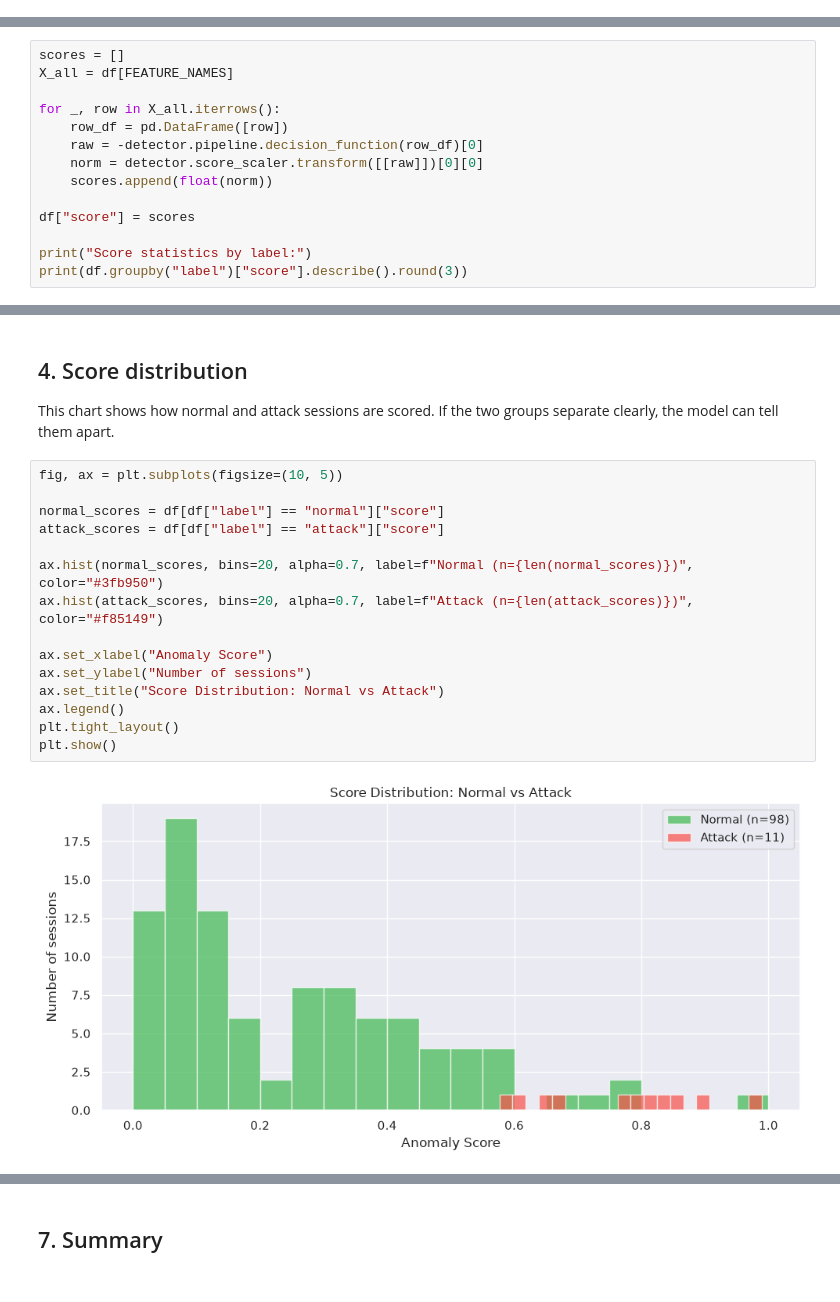
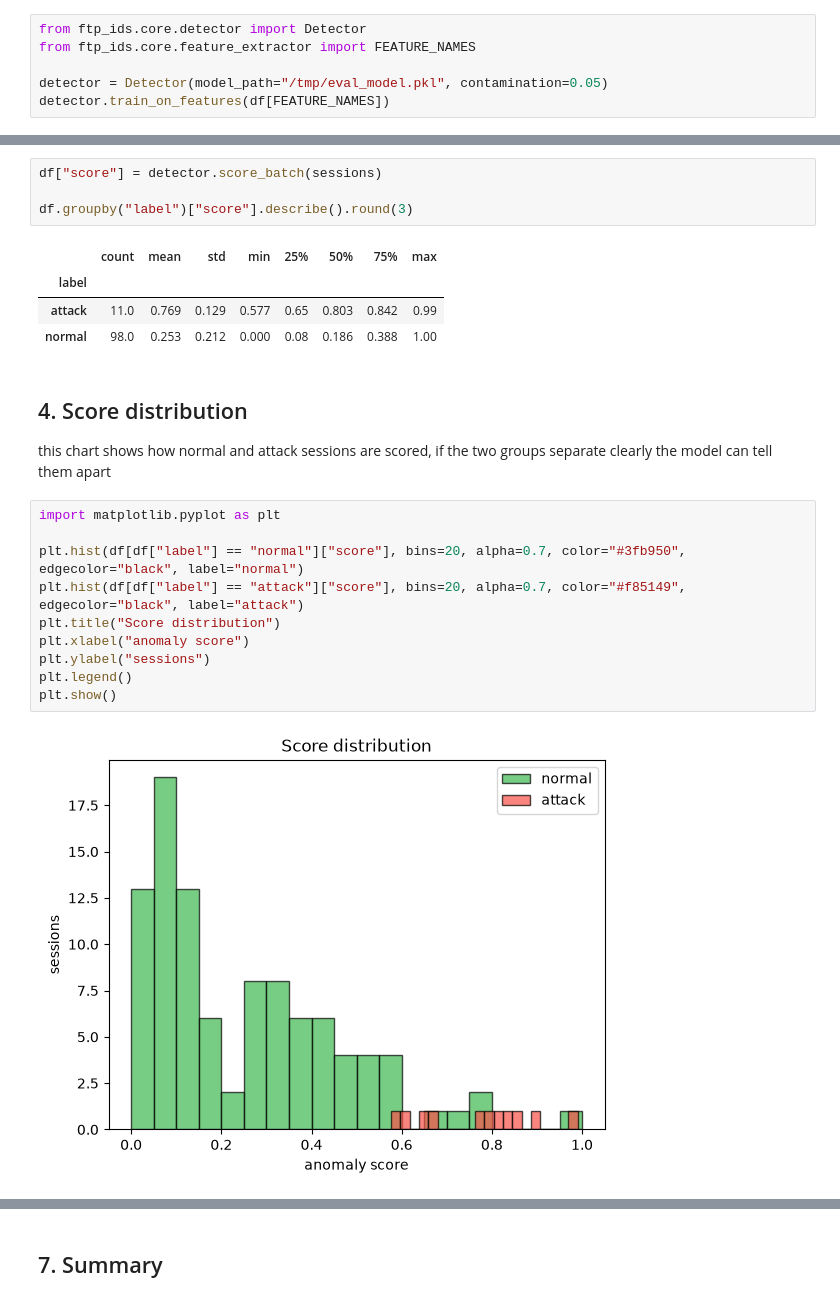
Before and after one commit to AmraniCh/ftp-ids-ml, a Jupyter notebook: notebooks/evaluation.ipynb, the cells around one changed output, grey strips where cells are left out. Cells and saved outputs as stored; diff of their text form.

```diff
--- a/notebooks/evaluation.ipynb
+++ b/notebooks/evaluation.ipynb
@@ -89,0 +37,6 @@ Model retrained and saved to /tmp/eval_model.pkl
+# %%
+from ftp_ids.core.detector import Detector
+from ftp_ids.core.feature_extractor import FEATURE_NAMES
+
+detector = Detector(model_path="/tmp/eval_model.pkl", contamination=0.05)
+detector.train_on_features(df[FEATURE_NAMES])
@@ -95,14 +48,0 @@ session looks normal. A high score means it looks suspicious.
-# %%
-scores = []
-X_all = df[FEATURE_NAMES]
-
-for _, row in X_all.iterrows():
-    row_df = pd.DataFrame([row])
-    raw = -detector.pipeline.decision_function(row_df)[0]
-    norm = detector.score_scaler.transform([[raw]])[0][0]
-    scores.append(float(norm))
-
-df["score"] = scores
-
-print("Score statistics by label:")
-print(df.groupby("label")["score"].describe().round(3))
@@ -115,25 +49,28 @@ normal   98.0  0.253  0.212  0.000  0.08  0.186  0.388  1.00
+# %%
+df["score"] = detector.score_batch(sessions)
+
+df.groupby("label")["score"].describe().round(3)
+# %% [output]
+|  | count | mean | std | min | 25% | 50% | 75% | max |
+| label |  |  |  |  |  |  |  |  |
+| attack | 11.0 | 0.769 | 0.129 | 0.577 | 0.65 | 0.803 | 0.842 | 0.99 |
+| normal | 98.0 | 0.253 | 0.212 | 0.000 | 0.08 | 0.186 | 0.388 | 1.00 |
 # %% [markdown]
 ## 4. Score distribution
 
-This chart shows how normal and attack sessions are scored. If the
-two groups separate clearly, the model can tell them apart.
+this chart shows how normal and attack sessions are scored, if the two groups separate clearly the model can tell them apart
-# %%
-fig, ax = plt.subplots(figsize=(10, 5))
-
-normal_scores = df[df["label"] == "normal"]["score"]
-attack_scores = df[df["label"] == "attack"]["score"]
-
-ax.hist(normal_scores, bins=20, alpha=0.7, label=f"Normal (n={len(normal_scores)})", color="#3fb950")
-ax.hist(attack_scores, bins=20, alpha=0.7, label=f"Attack (n={len(attack_scores)})", color="#f85149")
-
-ax.set_xlabel("Anomaly Score")
-ax.set_ylabel("Number of sessions")
-ax.set_title("Score Distribution: Normal vs Attack")
-ax.legend()
-plt.tight_layout()
-plt.show()
-# %% [output]
-[figure, removed]
+# %%
+import matplotlib.pyplot as plt
+
+plt.hist(df[df["label"] == "normal"]["score"], bins=20, alpha=0.7, color="#3fb950", edgecolor="black", label="normal")
+plt.hist(df[df["label"] == "attack"]["score"], bins=20, alpha=0.7, color="#f85149", edgecolor="black", label="attack")
+plt.title("Score distribution")
+plt.xlabel("anomaly score")
+plt.ylabel("sessions")
+plt.legend()
+plt.show()
+# %% [output]
+[figure, added]
 # %% [markdown]
 ## 5. Threshold sweep
 
```
Also changed, not shown: parts of 18 cells of this notebook.
